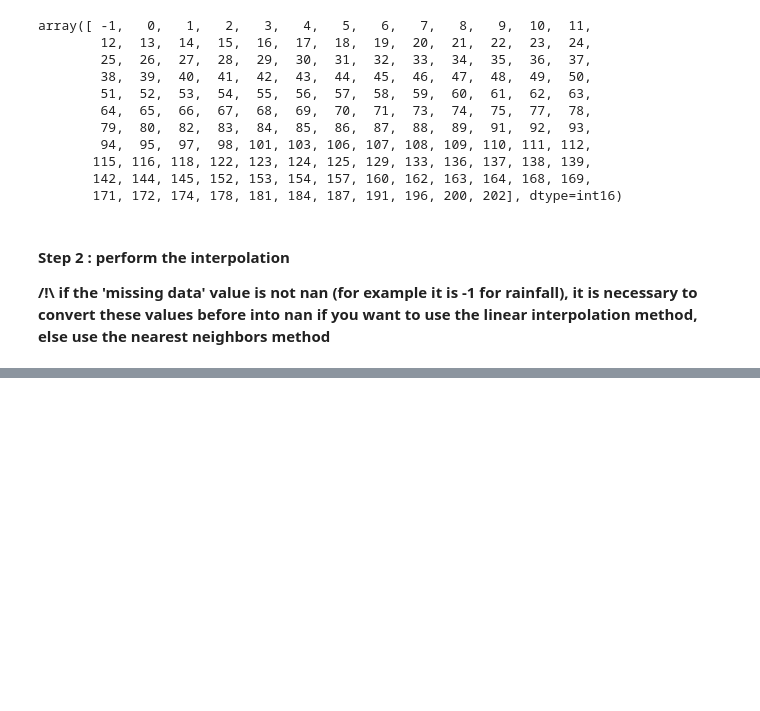
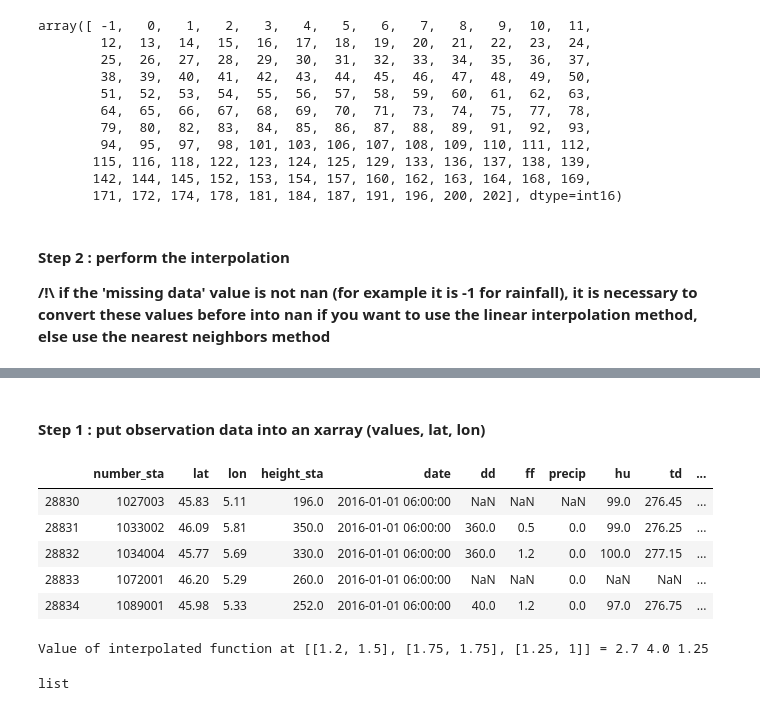
Before and after one commit to meteofrance/meteonet, a Jupyter notebook: data_exploration/superimpose_data/superimpose_data.ipynb, the cells around one changed output, grey strips where cells are left out. Cells and saved outputs as stored; diff of their text form; code cells hidden in the pictures; blank space fills up the shorter version.

Commit message:
superimpose with obs data

```diff
--- a/data_exploration/superimpose_data/superimpose_data.ipynb
+++ b/data_exploration/superimpose_data/superimpose_data.ipynb
@@ -33,6 +35,6 @@ import numpy as np
 # %%
 ####Cell containing the modifiable fields######
-zone = "NW"     #geographic zone (NW or SE)
+zone = "SE"     #geographic zone (NW or SE)
 arp_param = 't'    #arpege : parameter name in the file (cf cells below to know the parameter names -> exploration of metadata)
 aro_param = 't2m' #arome : parameter name in the file (cf cells below to know the parameter names -> exploration of metadata)
 date = dt.datetime(2018, 5, 1,0,0) # Day example
@@ -192,0 +191,19 @@ target_data['lsm'].shape
+# %% [markdown]
+#### Step 1 : put observation data into an xarray (values, lat, lon)
+# %%
+####Cell containing the modifiable fields######
+date = '2016-01-01T06:00:00'    #study date
+param = 't'      #study parameter
+# %%
+study_date = pd.Timestamp(date)  #study date
+fname = "../data_sample/ground_stations/%s_20160101.csv"%zone
+df =pd.read_csv(fname,parse_dates=[4],infer_datetime_format=True)
+d_sub = df[df['date'] == study_date]
+display(d_sub.head())
+# %% [output]
+|  | number_sta | lat | lon | height_sta | date | dd | ff | precip | hu | td | ... |
+| 28830 | 1027003 | 45.83 | 5.11 | 196.0 | 2016-01-01 06:00:00 | NaN | NaN | NaN | 99.0 | 276.45 | ... |
+| 28831 | 1033002 | 46.09 | 5.81 | 350.0 | 2016-01-01 06:00:00 | 360.0 | 0.5 | 0.0 | 99.0 | 276.25 | ... |
+| 28832 | 1034004 | 45.77 | 5.69 | 330.0 | 2016-01-01 06:00:00 | 360.0 | 1.2 | 0.0 | 100.0 | 277.15 | ... |
+| 28833 | 1072001 | 46.20 | 5.29 | 260.0 | 2016-01-01 06:00:00 | NaN | NaN | 0.0 | NaN | NaN | ... |
+| 28834 | 1089001 | 45.98 | 5.33 | 252.0 | 2016-01-01 06:00:00 | 40.0 | 1.2 | 0.0 | 97.0 | 276.75 | ... |
@@ -192,0 +222,12 @@ target_data['lsm'].shape
+# %%
+points = np.array([[1,1],[1,2],[2,2],[2,1]])
+values = np.array([1,4,5,2])
+xi=([[1.2,1.5],[1.75,1.75],[1.25,1]])
+result=griddata(points, values, xi,  method='linear')
+print("Value of interpolated function at",xi,"=",*result)
+# %% [output]
+Value of interpolated function at [[1.2, 1.5], [1.75, 1.75], [1.25, 1]] = 2.7 4.0 1.25
+# %%
+type([[1,1],[1,2],[2,2],[2,1]])
+# %% [output]
+list
```
Also changed, not shown: parts of 20 cells of this notebook.
